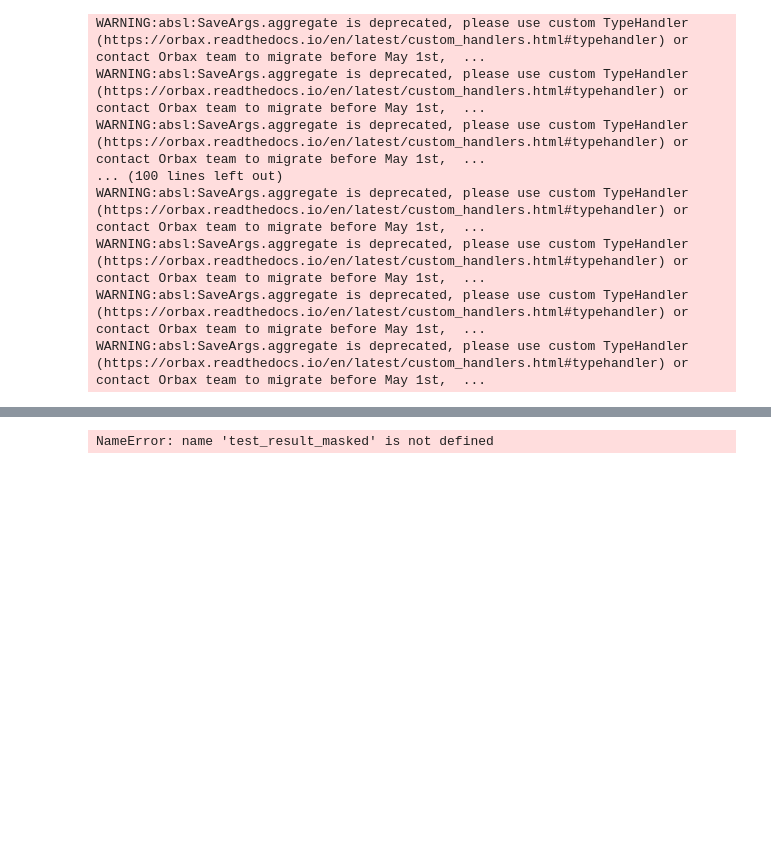
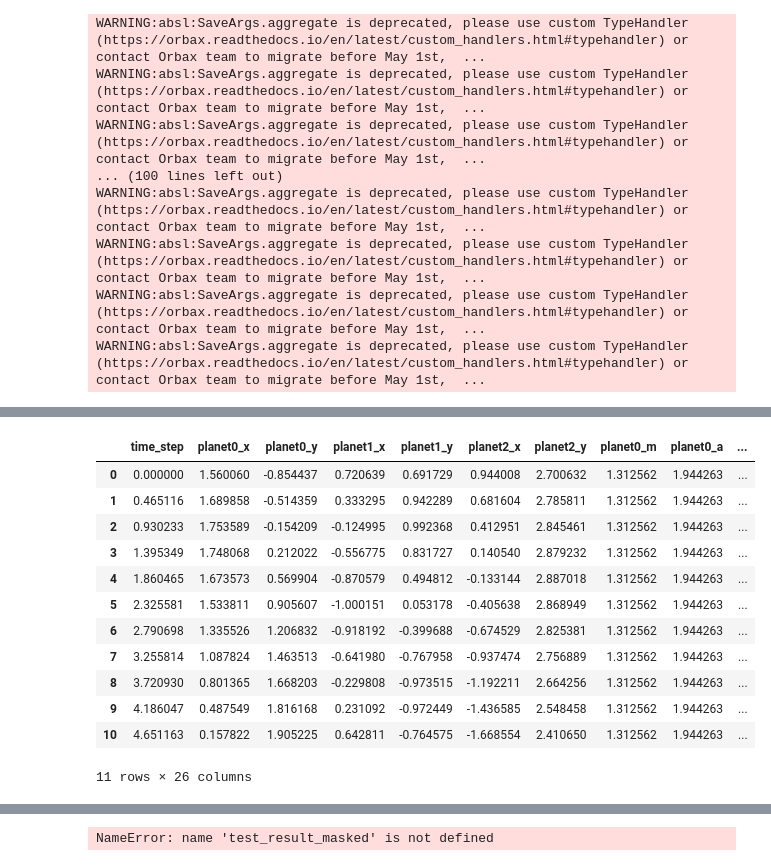
Before and after one commit to IndustryTransformer/Hephaestus, a Jupyter notebook: Plannets.ipynb, the cells around one changed output, grey strips where cells are left out. Saved outputs shown, nothing was run; the diff lists cells and outputs as text; code cells hidden in the pictures; blank space fills up the shorter version.

```diff
--- a/Plannets.ipynb
+++ b/Plannets.ipynb
@@ -505,3 +514,19 @@ res["diff_no_mask"].head(11)
+# %%
+res["actual_no_mask"].head(11)
+# %% [output]
+|  | time_step | planet0_x | planet0_y | planet1_x | planet1_y | planet2_x | planet2_y | planet0_m | planet0_a | ... |
+| 0 | 0.000000 | 1.560060 | -0.854437 | 0.720639 | 0.691729 | 0.944008 | 2.700632 | 1.312562 | 1.944263 | ... |
+| 1 | 0.465116 | 1.689858 | -0.514359 | 0.333295 | 0.942289 | 0.681604 | 2.785811 | 1.312562 | 1.944263 | ... |
+| 2 | 0.930233 | 1.753589 | -0.154209 | -0.124995 | 0.992368 | 0.412951 | 2.845461 | 1.312562 | 1.944263 | ... |
+| 3 | 1.395349 | 1.748068 | 0.212022 | -0.556775 | 0.831727 | 0.140540 | 2.879232 | 1.312562 | 1.944263 | ... |
+| 4 | 1.860465 | 1.673573 | 0.569904 | -0.870579 | 0.494812 | -0.133144 | 2.887018 | 1.312562 | 1.944263 | ... |
+| 5 | 2.325581 | 1.533811 | 0.905607 | -1.000151 | 0.053178 | -0.405638 | 2.868949 | 1.312562 | 1.944263 | ... |
+| 6 | 2.790698 | 1.335526 | 1.206832 | -0.918192 | -0.399688 | -0.674529 | 2.825381 | 1.312562 | 1.944263 | ... |
+| 7 | 3.255814 | 1.087824 | 1.463513 | -0.641980 | -0.767958 | -0.937474 | 2.756889 | 1.312562 | 1.944263 | ... |
+| 8 | 3.720930 | 0.801365 | 1.668203 | -0.229808 | -0.973515 | -1.192211 | 2.664256 | 1.312562 | 1.944263 | ... |
+| 9 | 4.186047 | 0.487549 | 1.816168 | 0.231092 | -0.972449 | -1.436585 | 2.548458 | 1.312562 | 1.944263 | ... |
+| 10 | 4.651163 | 0.157822 | 1.905225 | 0.642811 | -0.764575 | -1.668554 | 2.410650 | 1.312562 | 1.944263 | ... |
+11 rows × 26 columns
 # %%
 idx = 100
 test_result = return_results(state, test_ds, idx=idx)
```
Also changed, not shown: parts of 8 cells of this notebook.
